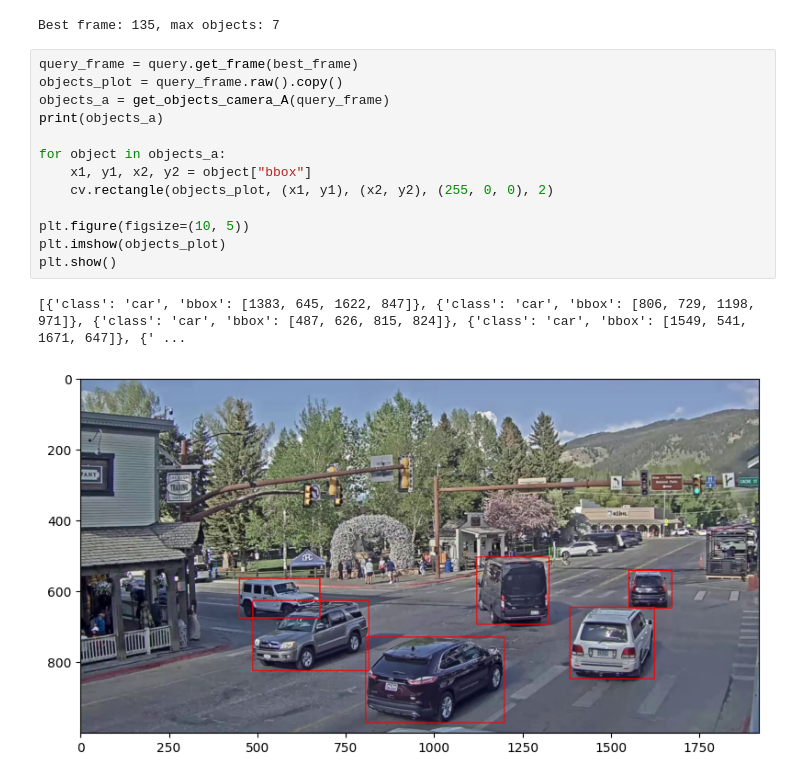
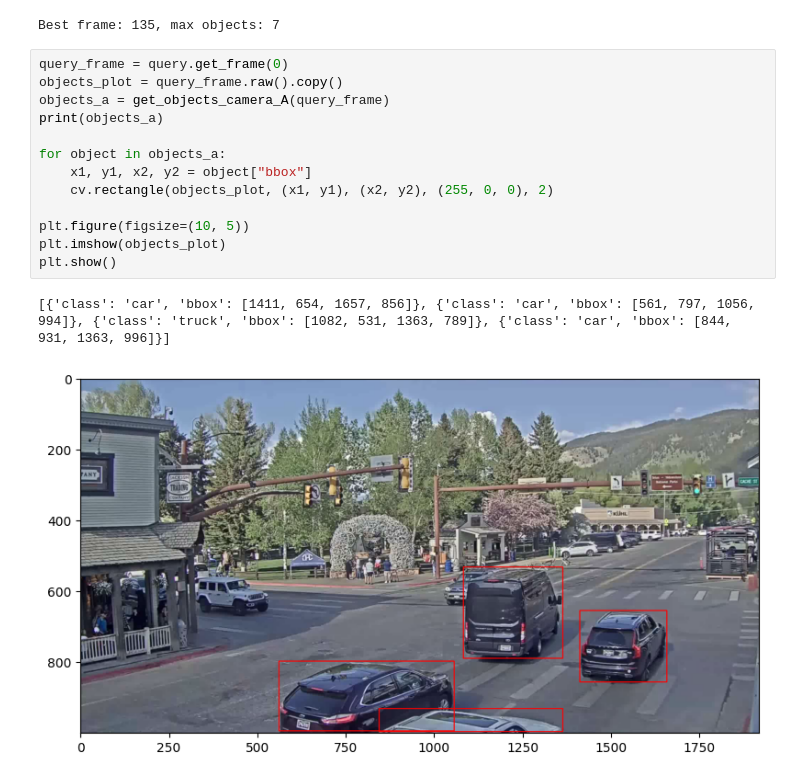
Before and after one commit to visanalexandru/CV-Project2, a Jupyter notebook: task1.ipynb, the cells around one changed output. Saved outputs shown, nothing was run; the diff lists cells and outputs as text.

Commit message:
Found correct frame

```diff
--- a/task1.ipynb
+++ b/task1.ipynb
@@ -50,19 +47,19 @@ print(f"Best frame: {best_frame}, max objects: {max_objects}")
 # %% [output]
 Best frame: 135, max objects: 7
 # %%
-query_frame = query.get_frame(best_frame)
+query_frame = query.get_frame(0)
 objects_plot = query_frame.raw().copy()
 objects_a = get_objects_camera_A(query_frame)
 print(objects_a)
 
 for object in objects_a:
     x1, y1, x2, y2 = object["bbox"]
     cv.rectangle(objects_plot, (x1, y1), (x2, y2), (255, 0, 0), 2)
 
 plt.figure(figsize=(10, 5))
 plt.imshow(objects_plot)
 plt.show()
 # %% [output]
-[{'class': 'car', 'bbox': [1383, 645, 1622, 847]}, {'class': 'car', 'bbox': [806, 729, 1198, 971]}, {'class': 'car', 'bbox': [487, 626, 815, 824]}, {'class': 'car', 'bbox': [1549, 541, 1671, 647]}, {' ...
+[{'class': 'car', 'bbox': [1411, 654, 1657, 856]}, {'class': 'car', 'bbox': [561, 797, 1056, 994]}, {'class': 'truck', 'bbox': [1082, 531, 1363, 789]}, {'class': 'car', 'bbox': [844, 931, 1363, 996]}]
-[figure, old version]
+[figure, new version]
 # %%
```
Also changed, not shown: parts of 5 cells of this notebook.
